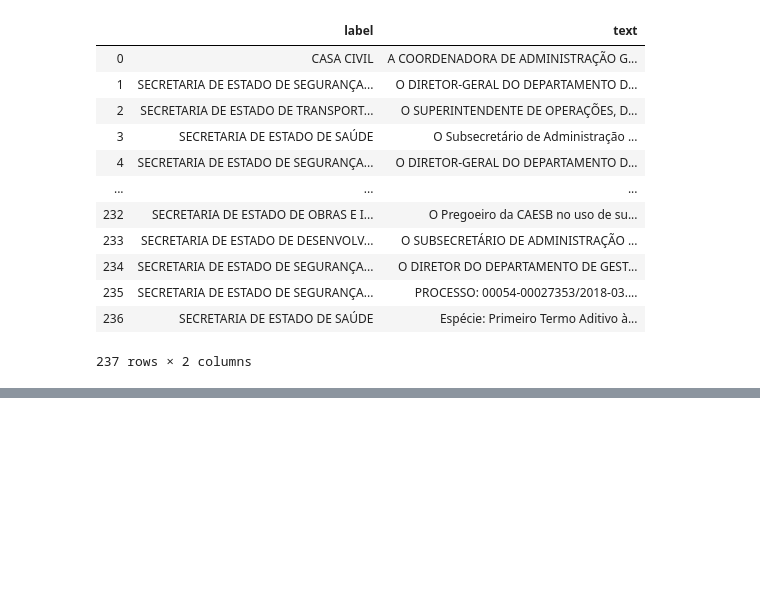
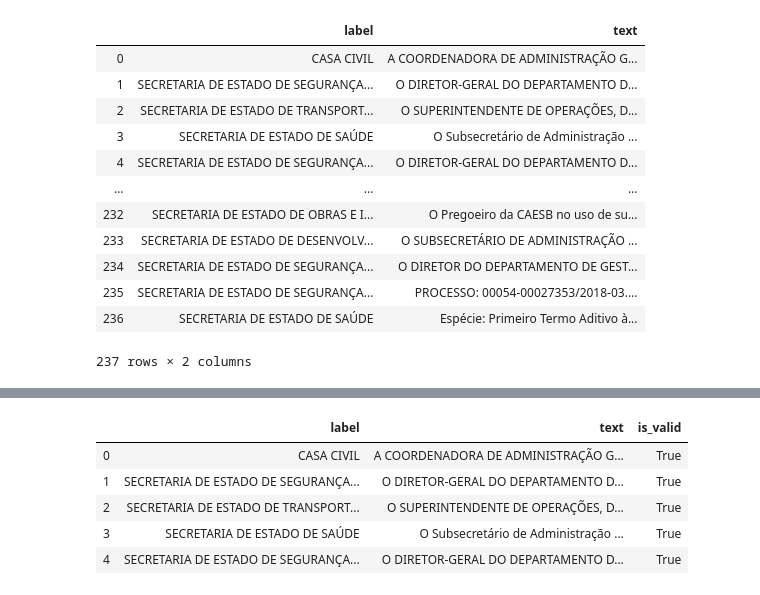
Before and after one commit to peluz/kneedle-exploration, a Jupyter notebook: data_preparation.ipynb, the cells around one changed output, grey strips where cells are left out. Cells and saved outputs as stored; diff of their text form; code cells hidden in the pictures; blank space fills up the shorter version.

```diff
--- a/data_preparation.ipynb
+++ b/data_preparation.ipynb
@@ -155,0 +165,9 @@ Name: label, dtype: int64
+# %%
+test_csv["is_valid"] = True; test_csv.head()
+# %% [output]
+|  | label | text | is_valid |
+| 0 | CASA CIVIL | A COORDENADORA DE ADMINISTRAÇÃO G... | True |
+| 1 | SECRETARIA DE ESTADO DE SEGURANÇA... | O DIRETOR-GERAL DO DEPARTAMENTO D... | True |
+| 2 | SECRETARIA DE ESTADO DE TRANSPORT... | O SUPERINTENDENTE DE OPERAÇÕES, D... | True |
+| 3 | SECRETARIA DE ESTADO DE SAÚDE | O Subsecretário de Administração ... | True |
+| 4 | SECRETARIA DE ESTADO DE SEGURANÇA... | O DIRETOR-GERAL DO DEPARTAMENTO D... | True |
```
Also changed, not shown: parts of 10 cells of this notebook, 11 other files.
